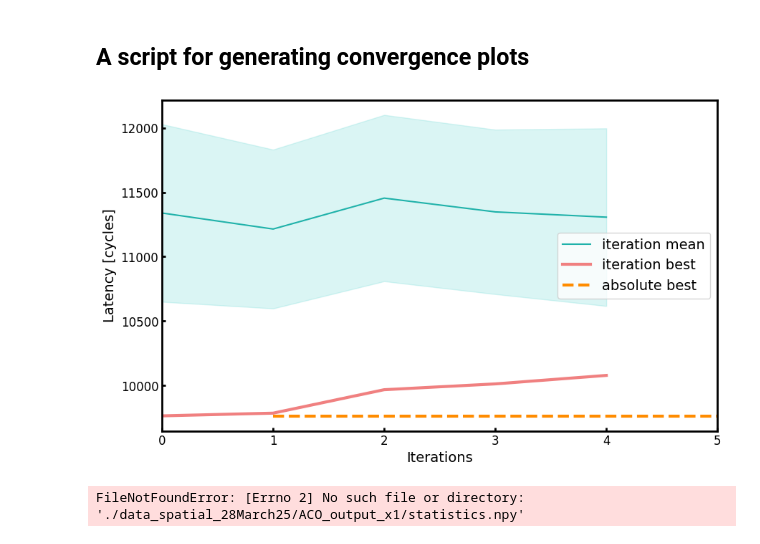
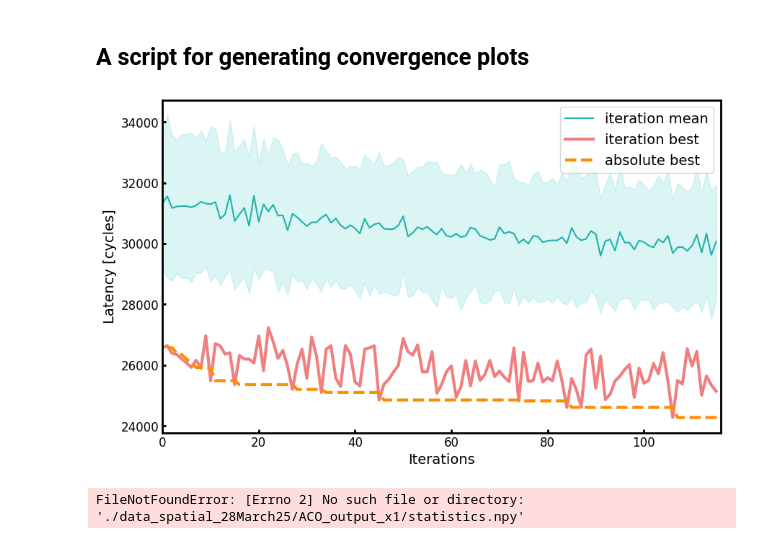
Before and after one commit to jjastrz14/ReNOS, a Jupyter notebook: notebooks/convergence_plots.ipynb, the cells around one changed output. Drawn from its saved outputs; the diff is of its cells as text; code cells hidden in the pictures.

```diff
--- a/notebooks/convergence_plots.ipynb
+++ b/notebooks/convergence_plots.ipynb
@@ -4,7 +4,7 @@
 import matplotlib.pyplot as plt
 import numpy as np
 
-WHERE = "../data/ACO_x1_2025-06-18_11-36-55"
+WHERE = "../data/ACO_test_conv_1k_2025-06-20_21-13-40"
 stats = np.load(WHERE+"/statistics.npy", allow_pickle=True).item()
 mean_values = np.array(stats["mdn"])
 std_values = np.array(stats["std"])
@@ -13,34 +13,34 @@ ab_best_values = np.array(stats["absolute_best"])
 # best_values = np.array([stats["absolute_best"][i][2] for i in range(1,len(stats["best"]))])
 
 fig, ax = plt.subplots(1, 1, figsize=(10, 6))
 # add mean line
 ax.plot(mean_values, label="iteration mean", color = "lightseagreen")
 # fill between the -std and +std
 ax.fill_between(range(len(mean_values)), mean_values - std_values, mean_values + std_values, alpha=0.2, color = "mediumturquoise")
 # add best line
 ax.plot(best_values, label="iteration best", color = "lightcoral", linewidth=3)
 ax.plot(ab_best_values, label="absolute best", color = "darkorange", linewidth=3, linestyle='--')
 
 ax.set_xlim(0, len(mean_values))
 #ax.set_xlim(0, 100)
 ax.tick_params(direction='in')
 ax.spines['top'].set_linewidth(2)
 ax.spines['right'].set_linewidth(2)
 ax.spines['bottom'].set_linewidth(2)
 ax.spines['left'].set_linewidth(2)
 ax.xaxis.set_tick_params(width=2)
 ax.yaxis.set_tick_params(width=2)
 ax.tick_params(axis='both', which='major', labelsize=12)
 
 plt.legend(fontsize=14)
 plt.xlabel("Iterations", fontdict={"size": 14})
 plt.ylabel("Latency [cycles]", fontdict={"size": 14})
 # plt.title("convergence", fontdict={"size": 16})
 plt.show()
 
 #fig.savefig(WHERE +"/convergence.png", dpi=300)
 # %% [output]
-[figure, old version]
+[figure, new version]
 # %%
 
 def plot_ACO_GA_best(prefix, folders):
```
Also changed, not shown: 4 other files.
